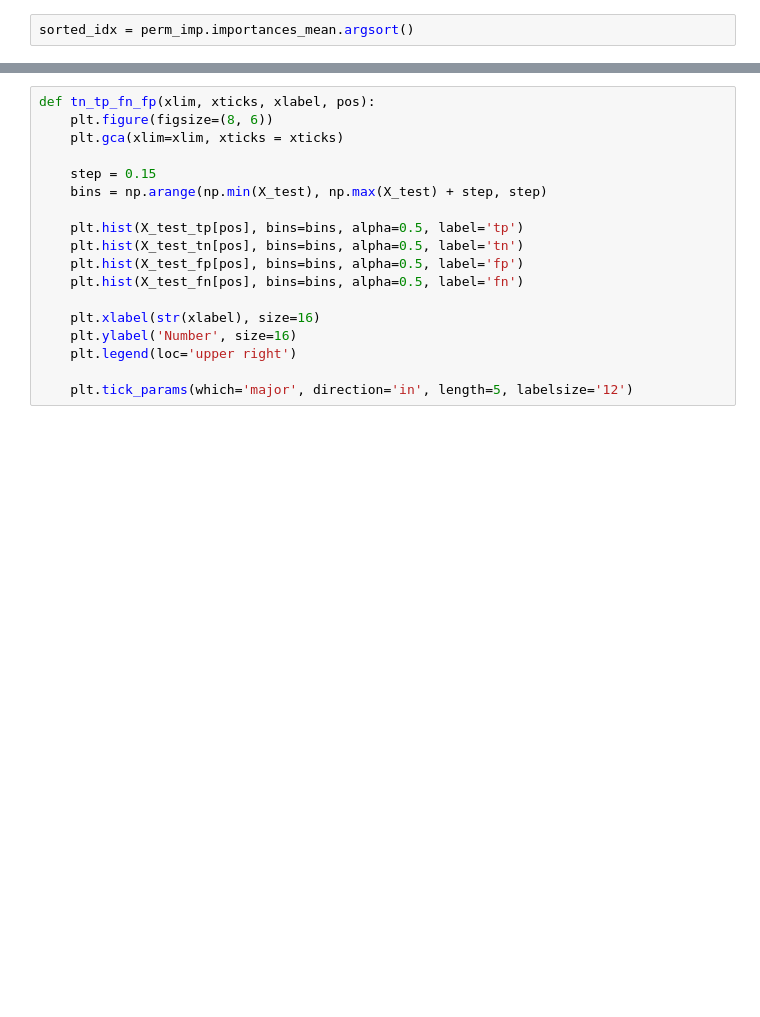
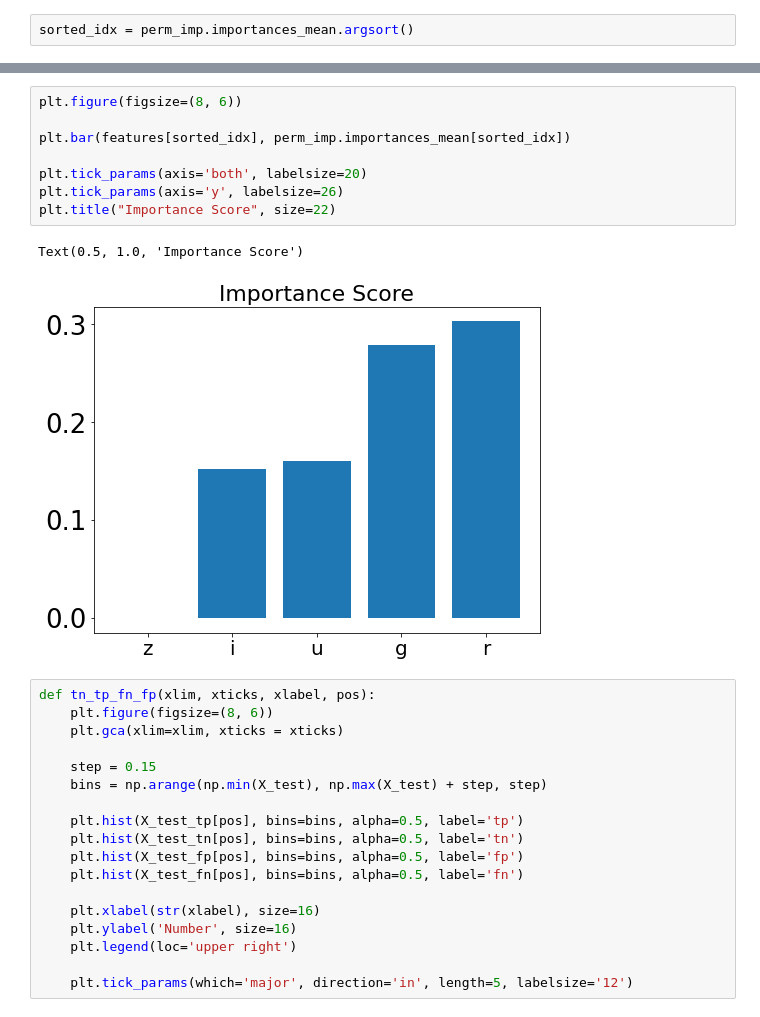
Before and after one commit to supakarn-t/Classify-Galaxy-by-SVM, a Jupyter notebook: SVM_5band_fix_all.ipynb, the cells around one changed output, grey strips where cells are left out. Cells and saved outputs as stored; diff of their text form; blank space fills up the shorter version.

```diff
--- a/SVM_5band_fix_all.ipynb
+++ b/SVM_5band_fix_all.ipynb
@@ -288,3 +290,14 @@ Text(0.5, 0, 'Importance Score')
+# %%
+plt.figure(figsize=(8, 6))
+
+plt.bar(features[sorted_idx], perm_imp.importances_mean[sorted_idx])
+
+plt.tick_params(axis='both', labelsize=20)
+plt.tick_params(axis='y', labelsize=26)
+plt.title("Importance Score", size=22)
+# %% [output]
+Text(0.5, 1.0, 'Importance Score')
+[figure, added]
 # %%
 def tn_tp_fn_fp(xlim, xticks, xlabel, pos):
     plt.figure(figsize=(8, 6))
```
Also changed, not shown: parts of 4 cells of this notebook.
